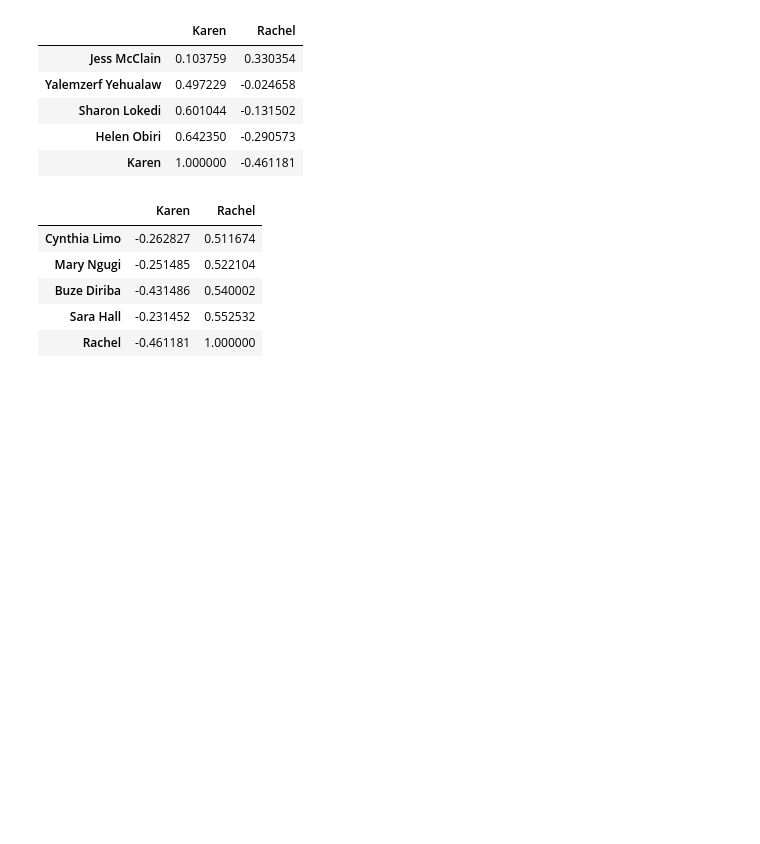
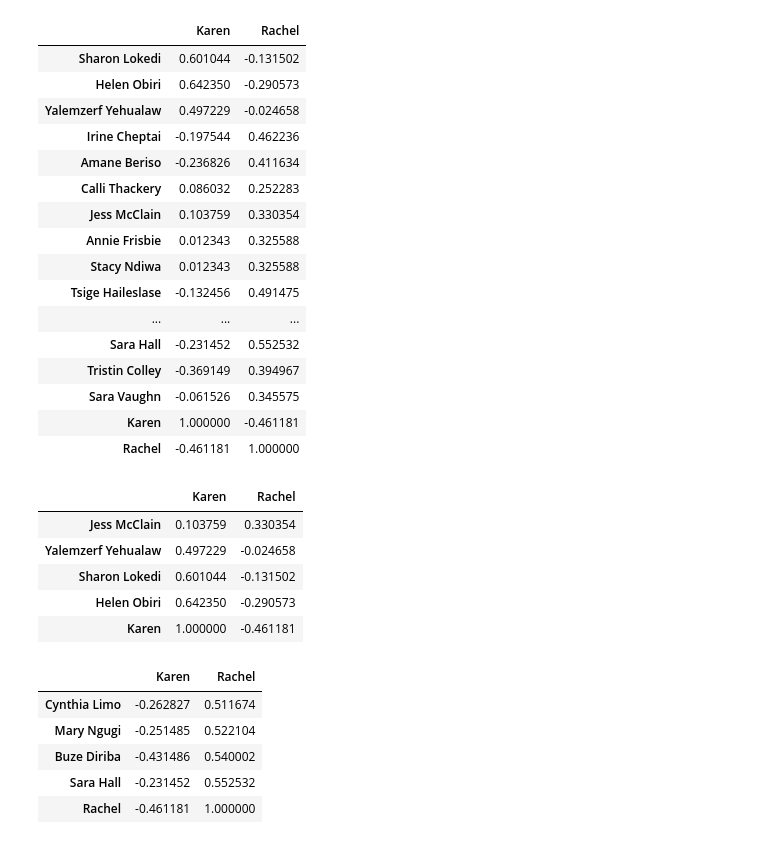
Before and after one commit to racheldadamio/rachels-receipts, a Jupyter notebook: boston_splits/Boston_splits.ipynb, the cells around one changed output. Cells and saved outputs as stored; diff of their text form; code cells hidden in the pictures; blank space fills up the shorter version.

Commit message:
boston correlations

```diff
--- a/boston_splits/Boston_splits.ipynb
+++ b/boston_splits/Boston_splits.ipynb
@@ -5,6 +5,26 @@ import pandas as pd
 boston_splits = pd.read_csv("Boston_splits.csv", index_col="Distance")
 # %%
 boston_corr = boston_splits.corr()[["Karen", "Rachel"]]
+# %%
+boston_corr
+# %% [output]
+|  | Karen | Rachel |
+| Sharon Lokedi | 0.601044 | -0.131502 |
+| Helen Obiri | 0.642350 | -0.290573 |
+| Yalemzerf Yehualaw | 0.497229 | -0.024658 |
+| Irine Cheptai | -0.197544 | 0.462236 |
+| Amane Beriso | -0.236826 | 0.411634 |
+| Calli Thackery | 0.086032 | 0.252283 |
+| Jess McClain | 0.103759 | 0.330354 |
+| Annie Frisbie | 0.012343 | 0.325588 |
+| Stacy Ndiwa | 0.012343 | 0.325588 |
+| Tsige Haileslase | -0.132456 | 0.491475 |
+| ... | ... | ... |
+| Sara Hall | -0.231452 | 0.552532 |
+| Tristin Colley | -0.369149 | 0.394967 |
+| Sara Vaughn | -0.061526 | 0.345575 |
+| Karen | 1.000000 | -0.461181 |
+| Rachel | -0.461181 | 1.000000 |
 # %%
 boston_corr.sort_values("Karen").tail()
 # %% [output]
```
